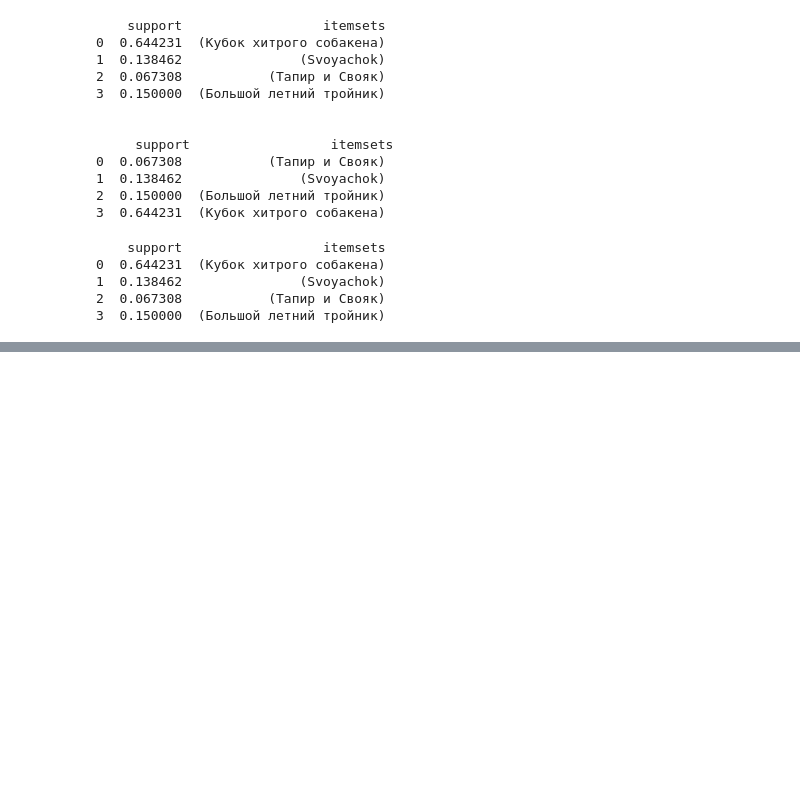
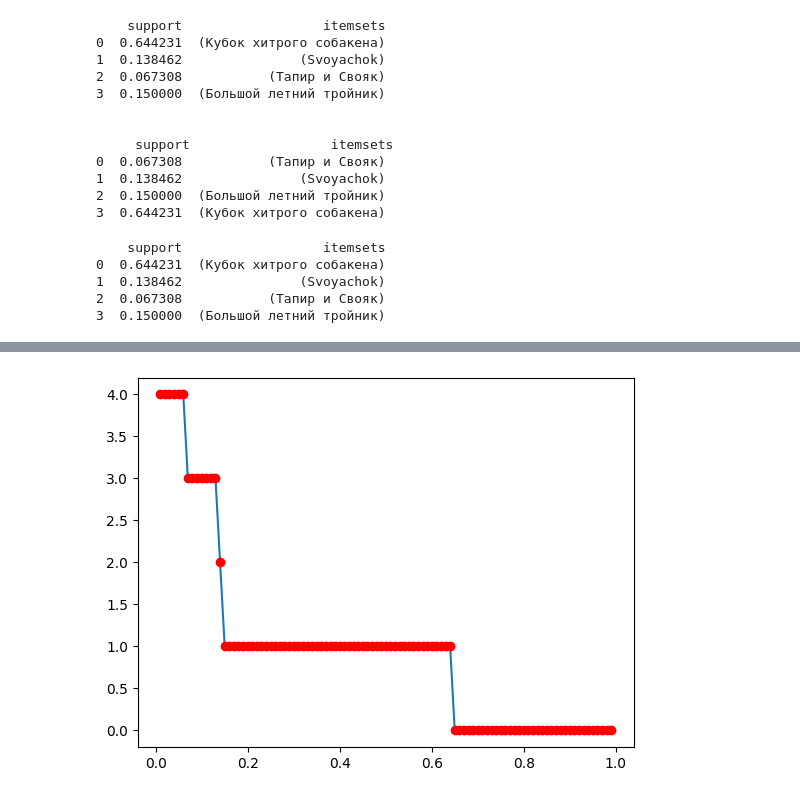
Before and after one commit to letmly/vstu_dl_labs, a Jupyter notebook: ML_labs/nbooks/ml6.ipynb, the cells around one changed output, grey strips where cells are left out. Cells and saved outputs as stored; diff of their text form; code cells hidden in the pictures; blank space fills up the shorter version.

```diff
--- a/ML_labs/nbooks/ml6.ipynb
+++ b/ML_labs/nbooks/ml6.ipynb
@@ -167,0 +197,23 @@ print(fpg)
+# %%
+min_support_range = np.arange(0.01, 1., 0.01)
+itemsets_lengths = []
+threshold_supports = []
+threshold_lengths = []
+last_itemset_len = len(df_new.columns)
+for min_support in min_support_range:
+    fpm = fpmax(df_new, min_support=min_support, use_colnames=True)
+    itemsets_lengths.append(len(fpm))
+    fpm['length'] = fpm['itemsets'].apply(lambda x: len(x))
+    current_itemset_max_len = fpm['length' ].max()
+    if isnan(current_itemset_max_len):
+        current_itemset_max_len = 0
+    if current_itemset_max_len < last_itemset_len:
+        last_itemset_len = current_itemset_max_len
+    threshold_supports.append(min_support)
+    threshold_lengths.append(len(fpm))
+plt.figure()
+plt.plot(min_support_range.tolist(), itemsets_lengths)
+plt.plot(threshold_supports, threshold_lengths, 'ro')
+plt.show()
+# %% [output]
+[figure, added]
```
Also changed, not shown: parts of 9 cells of this notebook, 3 other files.
